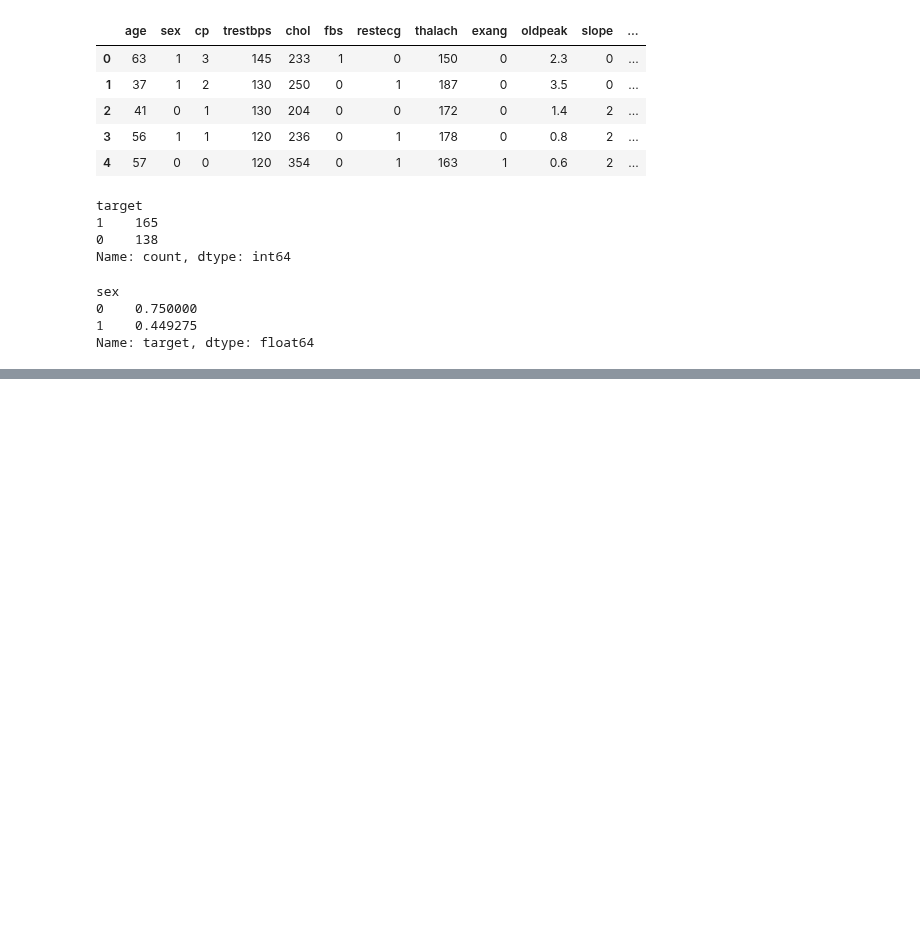
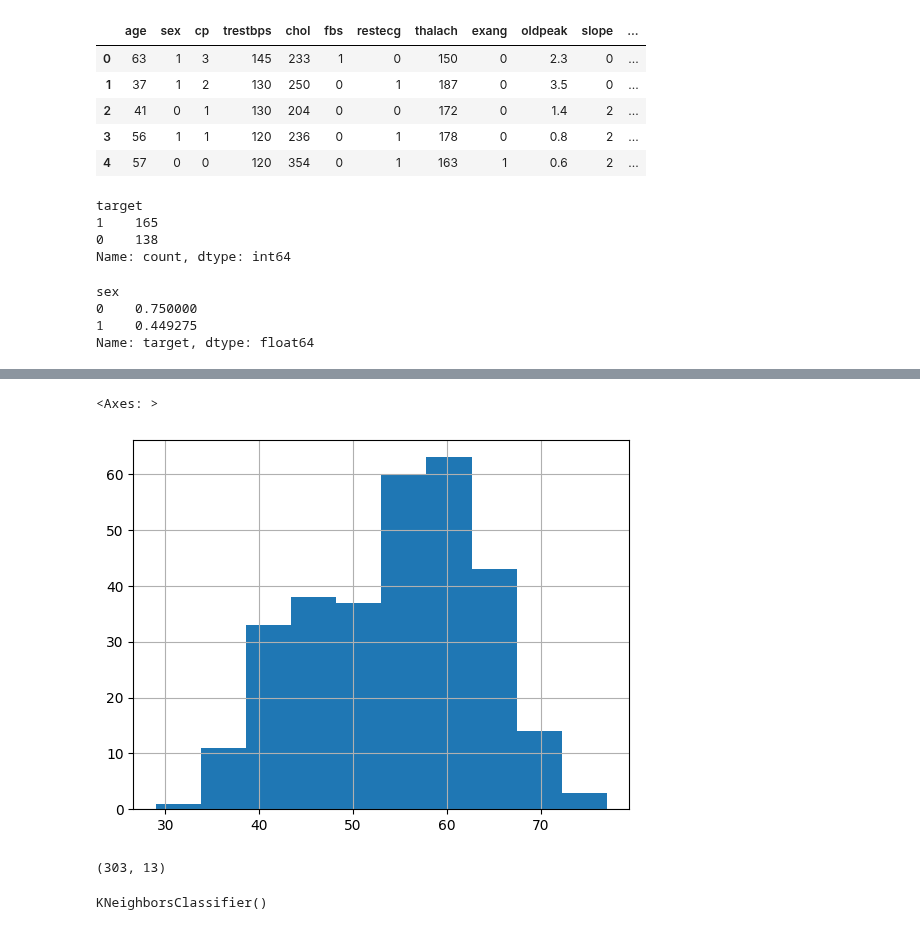
Before and after one commit to najibifar/Data_Analysis, a Jupyter notebook: Modling/Classification/Heart.ipynb, the cells around one changed output, grey strips where cells are left out. Drawn from its saved outputs; the diff is of its cells as text; code cells hidden in the pictures; blank space fills up the shorter version.

```diff
--- a/Modling/Classification/Heart.ipynb
+++ b/Modling/Classification/Heart.ipynb
@@ -29,0 +40,5 @@ Name: target, dtype: float64
+# %%
+data['age'].hist()
+# %% [output]
+<Axes: >
+[figure, added]
@@ -29,0 +48,4 @@ Name: target, dtype: float64
+# %%
+np.shape(X)
+# %% [output]
+(303, 13)
@@ -29,0 +57,5 @@ Name: target, dtype: float64
+# %%
+clf = KNeighborsClassifier(n_neighbors=5)
+clf.fit(X_train, y_train)
+# %% [output]
+KNeighborsClassifier()
```
Also changed, not shown: parts of 18 cells of this notebook.
